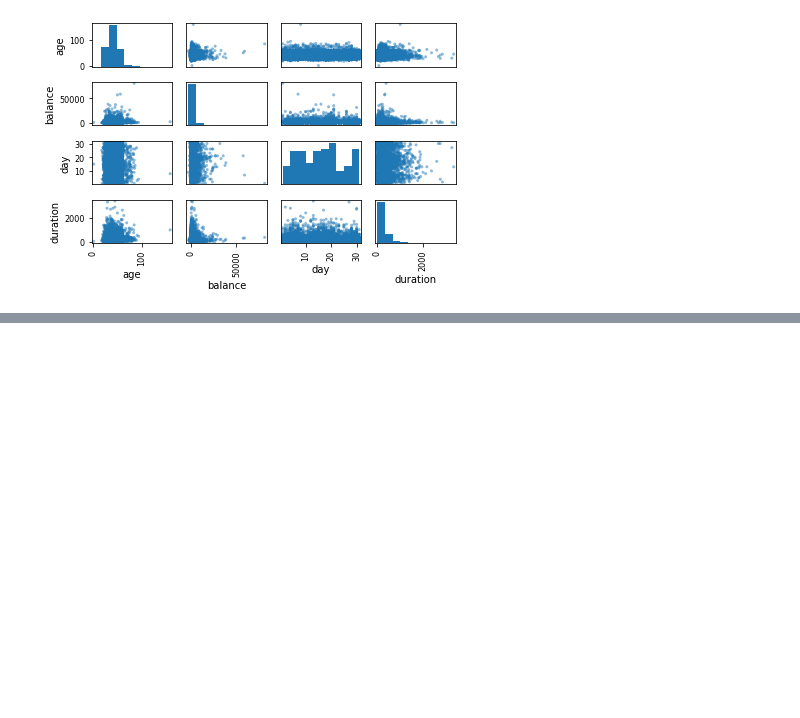
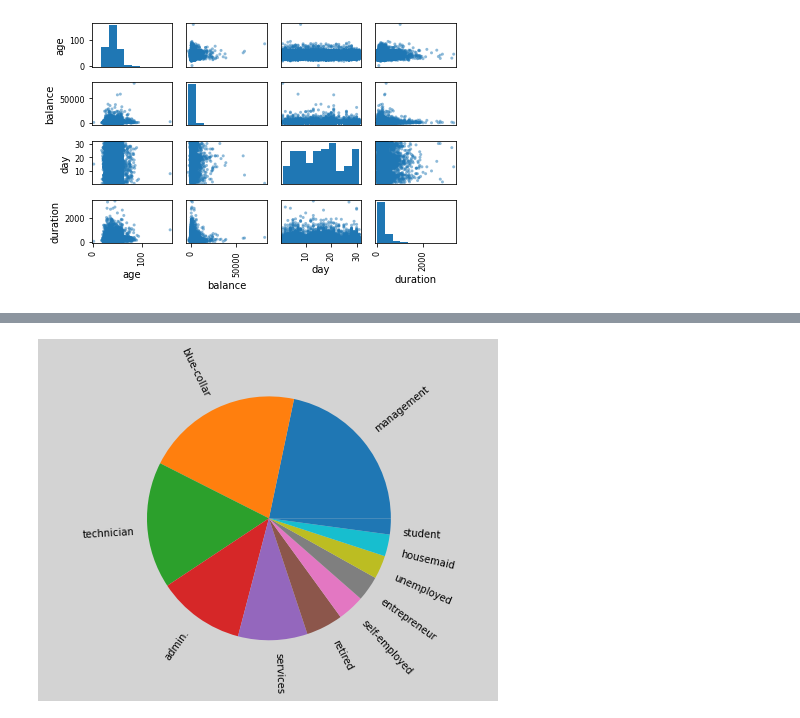
Before and after one commit to seonghyeokcho/Python, a Jupyter notebook: 01_basic_notion/pre-processing_technique.ipynb, the cells around one changed output, grey strips where cells are left out. Saved outputs shown, nothing was run; the diff lists cells and outputs as text; code cells hidden in the pictures; blank space fills up the shorter version.

```diff
--- a/01_basic_notion/pre-processing_technique.ipynb
+++ b/01_basic_notion/pre-processing_technique.ipynb
@@ -269,0 +246,13 @@ plt.show()
+# %%
+# job 열의 원소들의 레이블
+job_labels = dataframe["job"].value_counts(normalize=True, ascending=False).index
+
+# job 열의 원소들의 비율값
+job_values = dataframe["job"].value_counts(normalize=True, ascending=False).values
+
+plt.figure(figsize=(8, 5), facecolor="lightgray")
+plt.pie(job_values, labels=job_labels, rotatelabels=True)
+plt.axis("equal")
+plt.show()
+# %% [output]
+[figure, added]
```
Also changed, not shown: parts of 9 cells of this notebook.
